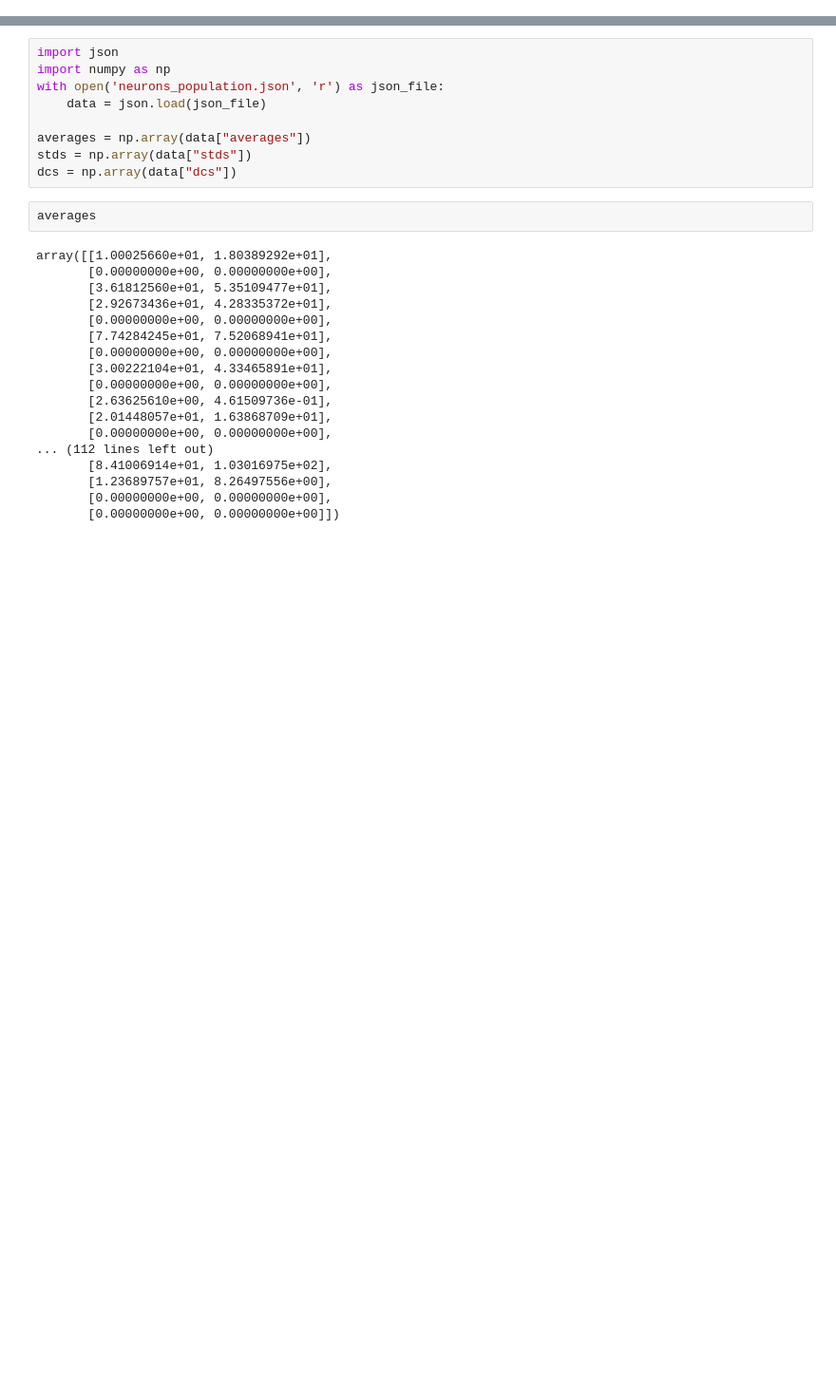
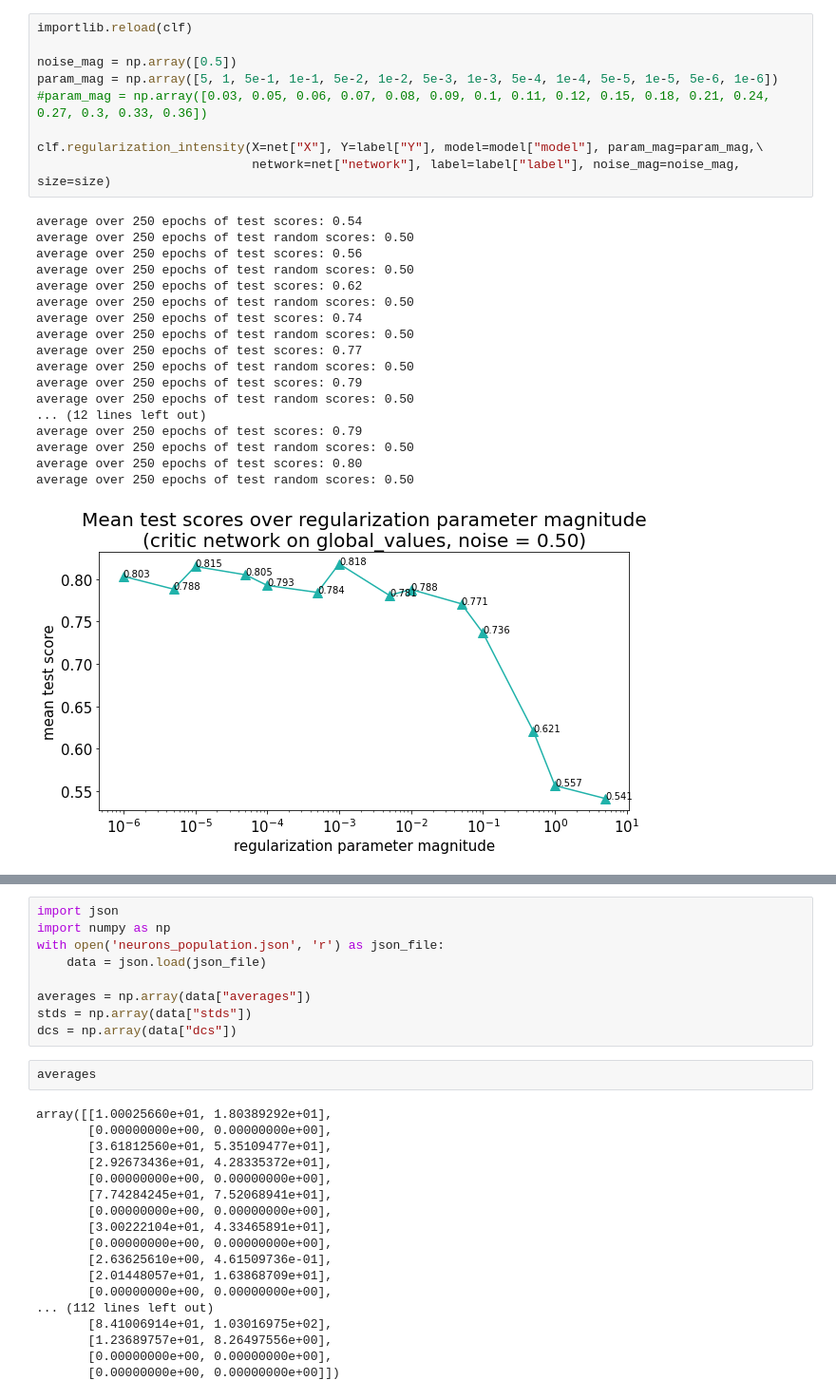
Before and after one commit to MartiniMarittimo/Relevant_neurons_analysis, a Jupyter notebook: relevant_neurons_analysis.ipynb, the cells around one changed output, grey strips where cells are left out. Shown at 95% size. Cells and saved outputs as stored; diff of their text form; blank space fills up the shorter version.

```diff
--- a/relevant_neurons_analysis.ipynb
+++ b/relevant_neurons_analysis.ipynb
@@ -88,3 +117,31 @@ clf.regularization_intensity(X=net["X"], Y=label["Y"], model=model["model"], par
+# %%
+importlib.reload(clf)
+
+noise_mag = np.array([0.5])
+param_mag = np.array([5, 1, 5e-1, 1e-1, 5e-2, 1e-2, 5e-3, 1e-3, 5e-4, 1e-4, 5e-5, 1e-5, 5e-6, 1e-6])
+#param_mag = np.array([0.03, 0.05, 0.06, 0.07, 0.08, 0.09, 0.1, 0.11, 0.12, 0.15, 0.18, 0.21, 0.24, 0.27, 0.3, 0.33, 0.36])
+
+clf.regularization_intensity(X=net["X"], Y=label["Y"], model=model["model"], param_mag=param_mag,\
+                             network=net["network"], label=label["label"], noise_mag=noise_mag, size=size)
+# %% [output]
+average over 250 epochs of test scores: 0.54
+average over 250 epochs of test random scores: 0.50
+average over 250 epochs of test scores: 0.56
+average over 250 epochs of test random scores: 0.50
+average over 250 epochs of test scores: 0.62
+average over 250 epochs of test random scores: 0.50
+average over 250 epochs of test scores: 0.74
+average over 250 epochs of test random scores: 0.50
+average over 250 epochs of test scores: 0.77
+average over 250 epochs of test random scores: 0.50
+average over 250 epochs of test scores: 0.79
+average over 250 epochs of test random scores: 0.50
+... (12 lines left out)
+average over 250 epochs of test scores: 0.79
+average over 250 epochs of test random scores: 0.50
+average over 250 epochs of test scores: 0.80
+average over 250 epochs of test random scores: 0.50
+[figure, added]
 # %%
 importlib.reload(clf)
 
```
Also changed, not shown: parts of 21 cells of this notebook, 2 other files.
